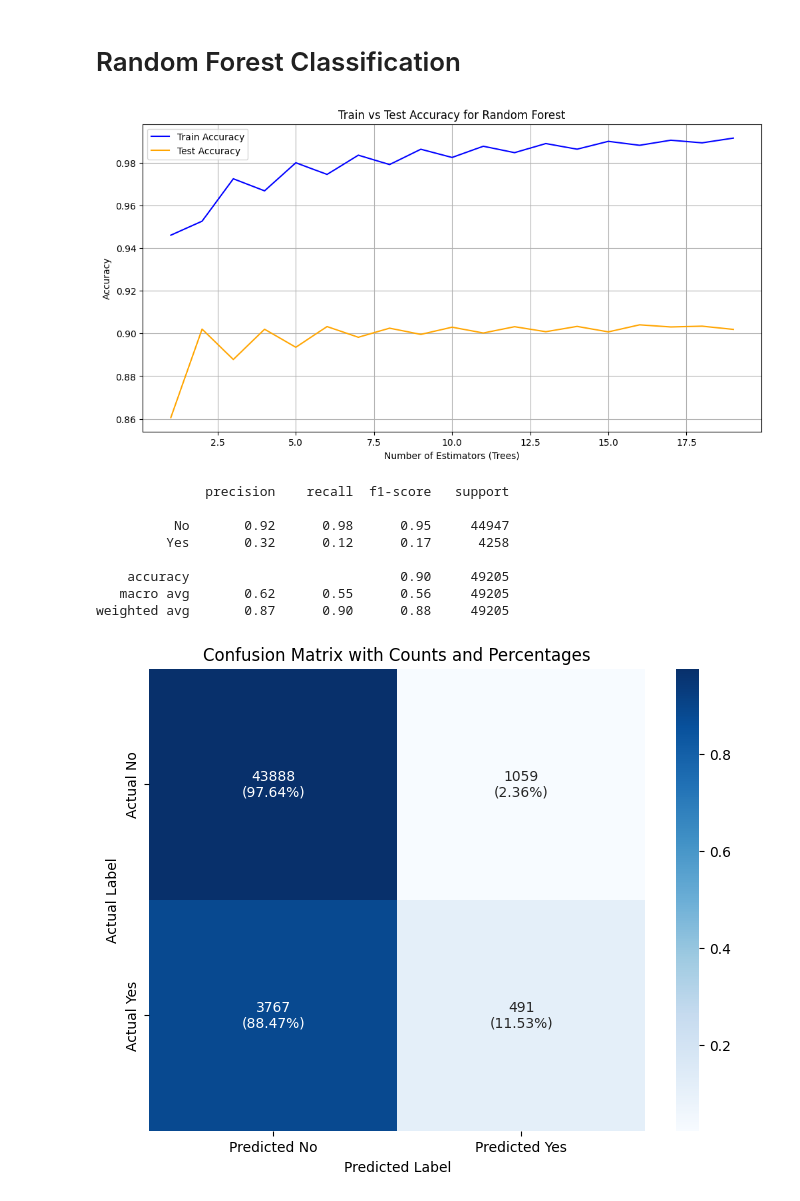
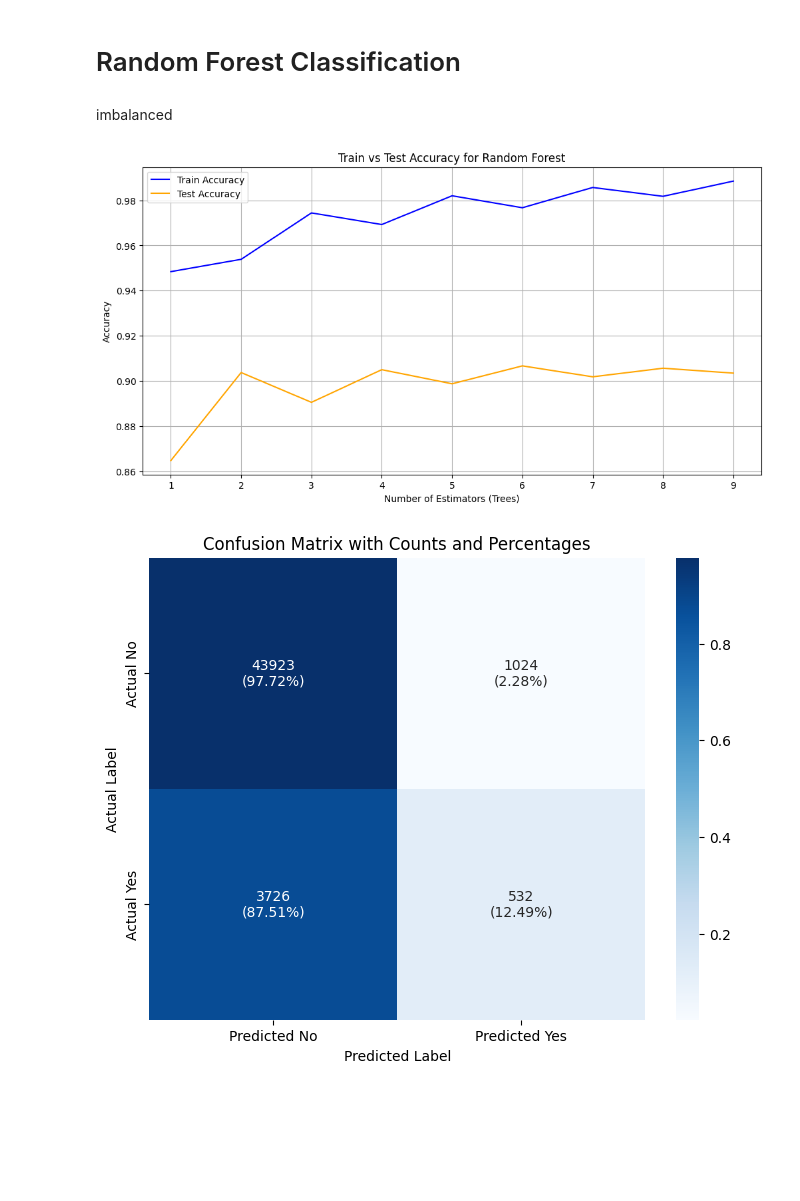
Before and after one commit to jliu3627/Heart_Disease_Project, a Jupyter notebook: JoshLiu_Project.ipynb, the cells around one changed output. Drawn from its saved outputs; the diff is of its cells as text; code cells hidden in the pictures; blank space fills up the shorter version.

Commit message:
visualizations and other models

```diff
--- a/JoshLiu_Project.ipynb
+++ b/JoshLiu_Project.ipynb
@@ -91,4 +292,4 @@ from sklearn.preprocessing import StandardScaler
 from sklearn.model_selection import train_test_split
 # %%
 X = heart_df
-y = df['HadHeartDisease'].values
+y = df_combined['HadHeartDisease_Yes'].values
@@ -99,3 +296,8 @@ X.shape, y.shape
+# %%
+smote = SMOTE(sampling_strategy=0.4, random_state=42)
+X_smote, y_smote = smote.fit_resample(X, y)
 # %%
 scaler = StandardScaler()
+# X_scaled = scaler.fit_transform(X)
+X_scaled_smote = scaler.fit_transform(X_smote)
 X_scaled = scaler.fit_transform(X)
@@ -109,12 +313,14 @@ from sklearn.metrics import accuracy_score, classification_report, confusion_mat
 # %%
 # rf = RandomForestClassifier(n_estimators=20, criterion='entropy', max_depth=30, max_leaf_nodes=2, max_features='sqrt', class_weight='balanced')
 rf = RandomForestClassifier(criterion='entropy', max_features='sqrt', class_weight='balanced')
+# %% [markdown]
+imbalanced
 # %%
 train_accuracies = []
 test_accuracies = []
 
 # Train the model for different numbers of trees and record accuracies
-for n_estimators in range(1, 20):
+for n_estimators in range(1, 10):
     rf.n_estimators = n_estimators
     rf.fit(X_train, y_train)
 
@@ -129,29 +335,18 @@ for n_estimators in range(1, 20):
     test_accuracies.append(test_accuracy)
 # %%
 plt.figure(figsize=(12, 6))
-plt.plot(range(1, 20), train_accuracies, label='Train Accuracy', color='blue')
-plt.plot(range(1, 20), test_accuracies, label='Test Accuracy', color='orange')
+plt.plot(range(1, 10), train_accuracies, label='Train Accuracy', color='blue')
+plt.plot(range(1, 10), test_accuracies, label='Test Accuracy', color='orange')
 plt.title('Train vs Test Accuracy for Random Forest')
 plt.xlabel('Number of Estimators (Trees)')
 plt.ylabel('Accuracy')
 plt.legend()
 plt.grid()
 plt.show()
 # %% [output]
-[figure, old version]
+[figure, new version]
 # %%
 ypred_rf = rf.predict(X_test)
-# %%
-print(classification_report(y_test, ypred_rf))
-# %% [output]
-              precision    recall  f1-score   support
-
-          No       0.92      0.98      0.95     44947
-         Yes       0.32      0.12      0.17      4258
-
-    accuracy                           0.90     49205
-   macro avg       0.62      0.55      0.56     49205
-weighted avg       0.87      0.90      0.88     49205
 # %%
 cm = confusion_matrix(y_test, ypred_rf)
 cm_normalized = cm.astype('float') / cm.sum(axis=1)[:, np.newaxis]
```
Also changed, not shown: parts of 94 cells of this notebook.
